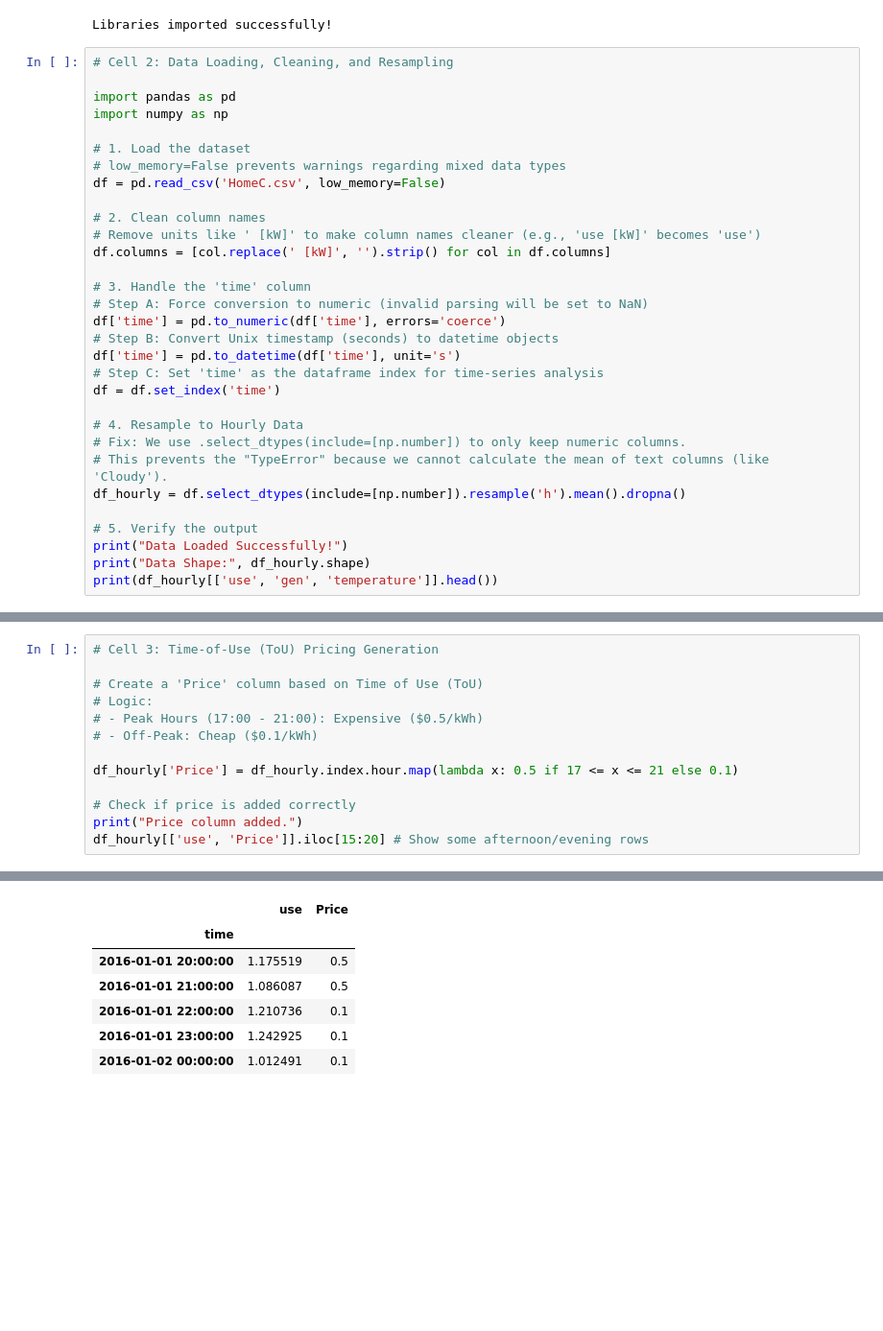
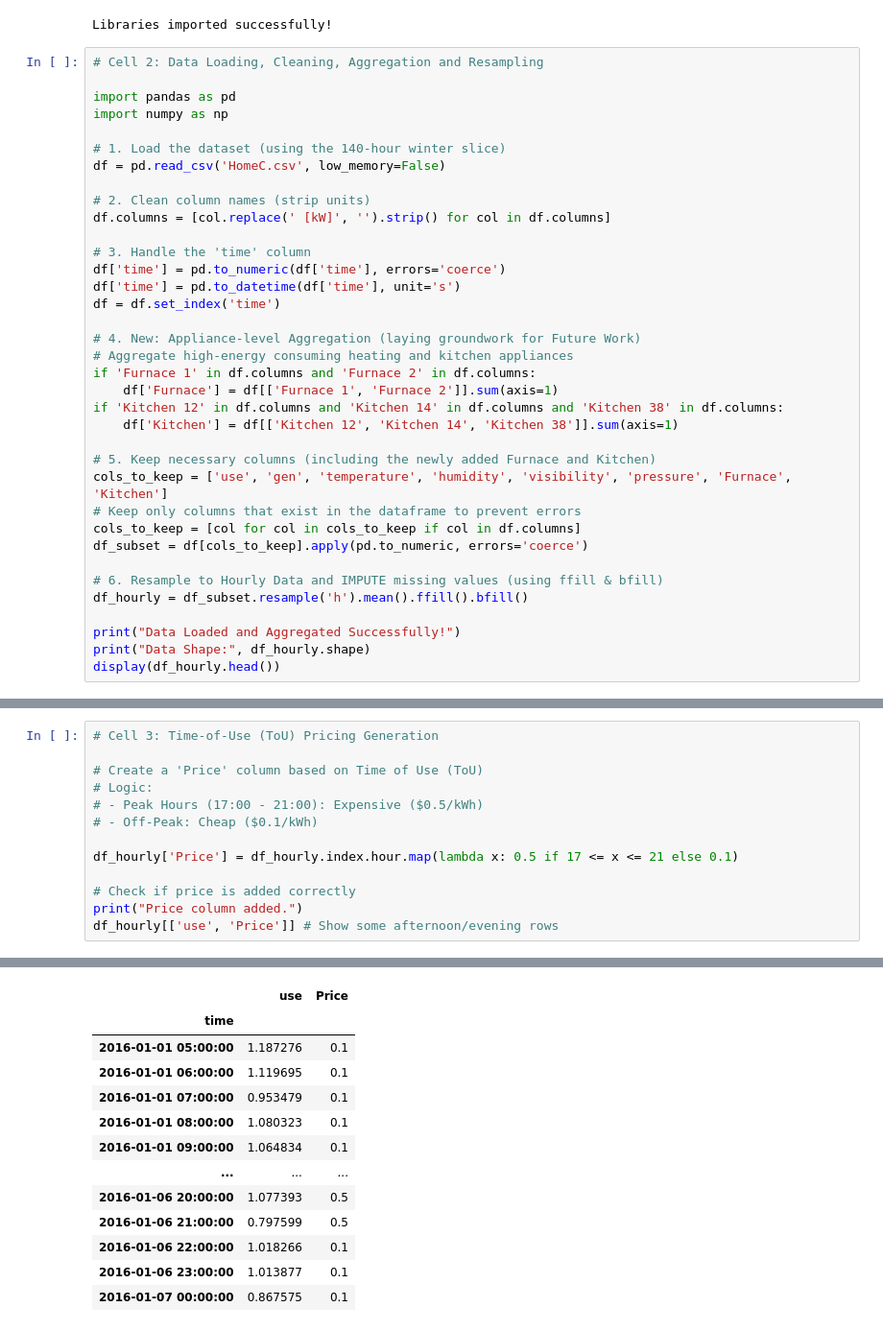
Before and after one commit to ericwang6662333-beep/Fog_Computing, a Jupyter notebook: 2.ipynb, the cells around one changed output, grey strips where cells are left out. Shown at 96% size. Cells and saved outputs as stored; diff of their text form; blank space fills up the shorter version.

```diff
--- a/2.ipynb
+++ b/2.ipynb
@@ -15,34 +15,39 @@ print("Libraries imported successfully!")
 # %% [output]
 Libraries imported successfully!
 # %%
-# Cell 2: Data Loading, Cleaning, and Resampling
+# Cell 2: Data Loading, Cleaning, Aggregation and Resampling
 
 import pandas as pd
 import numpy as np
 
-# 1. Load the dataset
-# low_memory=False prevents warnings regarding mixed data types
+# 1. Load the dataset (using the 140-hour winter slice)
 df = pd.read_csv('HomeC.csv', low_memory=False)
 
-# 2. Clean column names
-# Remove units like ' [kW]' to make column names cleaner (e.g., 'use [kW]' becomes 'use')
+# 2. Clean column names (strip units)
 df.columns = [col.replace(' [kW]', '').strip() for col in df.columns]
 
 # 3. Handle the 'time' column
-# Step A: Force conversion to numeric (invalid parsing will be set to NaN)
 df['time'] = pd.to_numeric(df['time'], errors='coerce')
-# Step B: Convert Unix timestamp (seconds) to datetime objects
 df['time'] = pd.to_datetime(df['time'], unit='s')
-# Step C: Set 'time' as the dataframe index for time-series analysis
 df = df.set_index('time')
 
-# 4. Resample to Hourly Data
-# Fix: We use .select_dtypes(include=[np.number]) to only keep numeric columns.
-# This prevents the "TypeError" because we cannot calculate the mean of text columns (like 'Cloudy').
-df_hourly = df.select_dtypes(include=[np.number]).resample('h').mean().dropna()
+# 4. New: Appliance-level Aggregation (laying groundwork for Future Work)
+# Aggregate high-energy consuming heating and kitchen appliances
+if 'Furnace 1' in df.columns and 'Furnace 2' in df.columns:
+    df['Furnace'] = df[['Furnace 1', 'Furnace 2']].sum(axis=1)
+if 'Kitchen 12' in df.columns and 'Kitchen 14' in df.columns and 'Kitchen 38' in df.columns:
+    df['Kitchen'] = df[['Kitchen 12', 'Kitchen 14', 'Kitchen 38']].sum(axis=1)
 
-# 5. Verify the output
-print("Data Loaded Successfully!")
+# 5. Keep necessary columns (including the newly added Furnace and Kitchen)
+cols_to_keep = ['use', 'gen', 'temperature', 'humidity', 'visibility', 'pressure', 'Furnace', 'Kitchen']
+# Keep only columns that exist in the dataframe to prevent errors
+cols_to_keep = [col for col in cols_to_keep if col in df.columns]
+df_subset = df[cols_to_keep].apply(pd.to_numeric, errors='coerce')
+
+# 6. Resample to Hourly Data and IMPUTE missing values (using ffill & bfill)
+df_hourly = df_subset.resample('h').mean().ffill().bfill()
+
+print("Data Loaded and Aggregated Successfully!")
 print("Data Shape:", df_hourly.shape)
-print(df_hourly[['use', 'gen', 'temperature']].head())
+display(df_hourly.head())
 # %% [output]
@@ -58,22 +63,28 @@ time
 # %%
 # Cell 3: Time-of-Use (ToU) Pricing Generation
 
 # Create a 'Price' column based on Time of Use (ToU)
 # Logic:
 # - Peak Hours (17:00 - 21:00): Expensive ($0.5/kWh)
 # - Off-Peak: Cheap ($0.1/kWh)
 
 df_hourly['Price'] = df_hourly.index.hour.map(lambda x: 0.5 if 17 <= x <= 21 else 0.1)
 
 # Check if price is added correctly
 print("Price column added.")
-df_hourly[['use', 'Price']].iloc[15:20] # Show some afternoon/evening rows
+df_hourly[['use', 'Price']] # Show some afternoon/evening rows
 # %% [output]
 Price column added.
 |  | use | Price |
 | time |  |  |
-| 2016-01-01 20:00:00 | 1.175519 | 0.5 |
-| 2016-01-01 21:00:00 | 1.086087 | 0.5 |
-| 2016-01-01 22:00:00 | 1.210736 | 0.1 |
-| 2016-01-01 23:00:00 | 1.242925 | 0.1 |
-| 2016-01-02 00:00:00 | 1.012491 | 0.1 |
+| 2016-01-01 05:00:00 | 1.187276 | 0.1 |
+| 2016-01-01 06:00:00 | 1.119695 | 0.1 |
+| 2016-01-01 07:00:00 | 0.953479 | 0.1 |
+| 2016-01-01 08:00:00 | 1.080323 | 0.1 |
+| 2016-01-01 09:00:00 | 1.064834 | 0.1 |
+| ... | ... | ... |
+| 2016-01-06 20:00:00 | 1.077393 | 0.5 |
+| 2016-01-06 21:00:00 | 0.797599 | 0.5 |
+| 2016-01-06 22:00:00 | 1.018266 | 0.1 |
+| 2016-01-06 23:00:00 | 1.013877 | 0.1 |
+| 2016-01-07 00:00:00 | 0.867575 | 0.1 |
```
Also changed, not shown: parts of 6 cells of this notebook.
